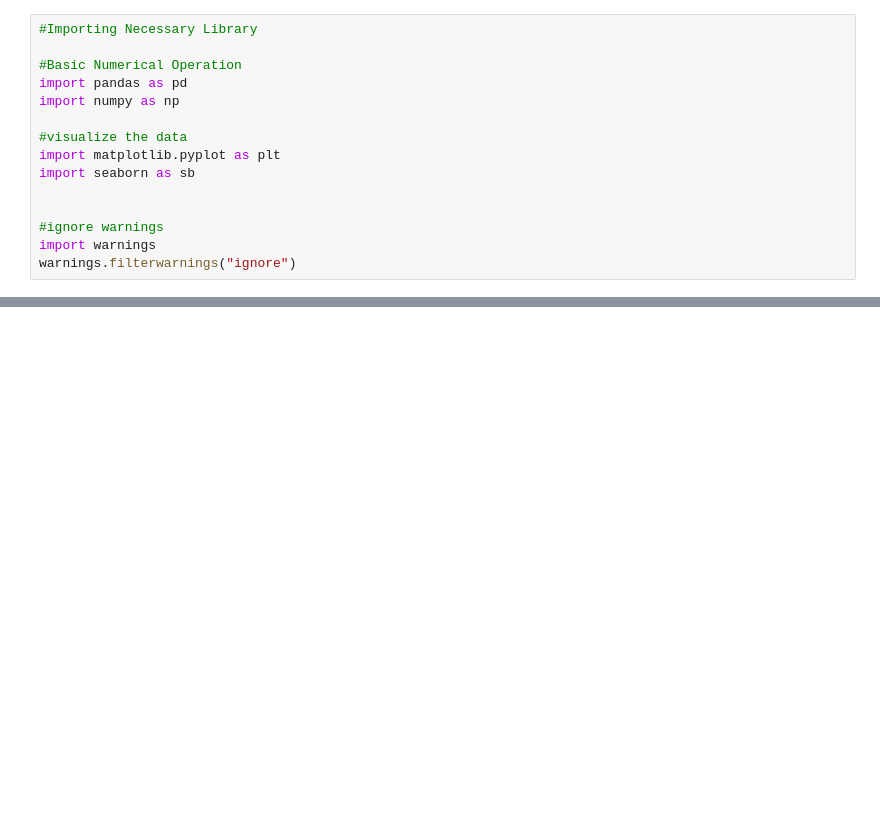
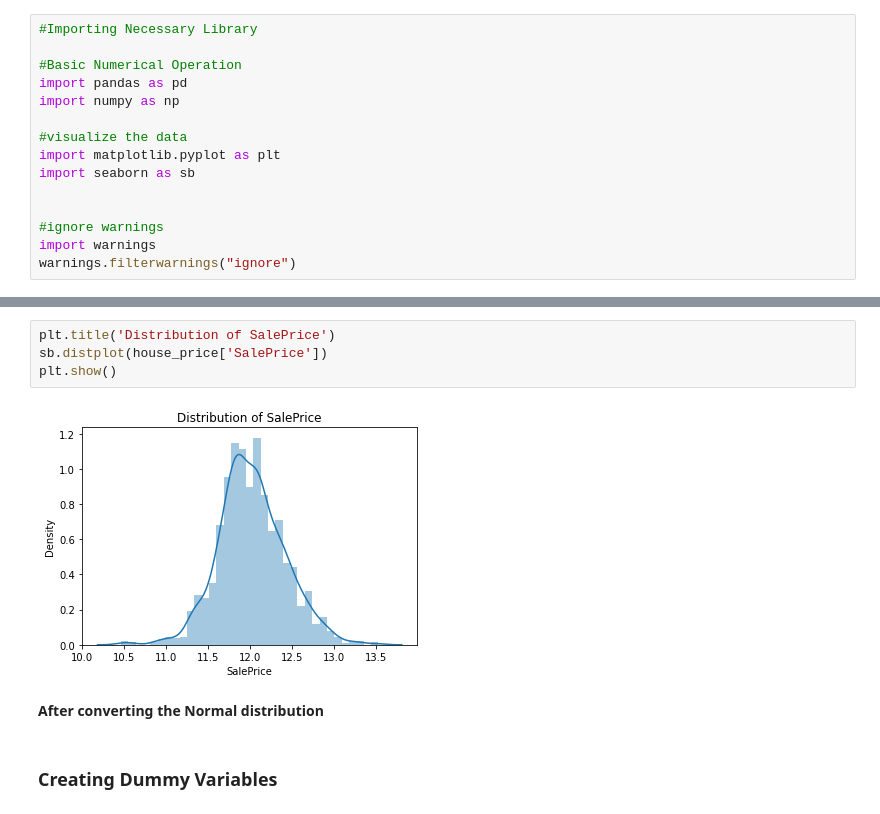
Before and after one commit to HussainPythonista/Australian_Housing_Prediction, a Jupyter notebook: Housing_DataSet_Data_Preparation_Model.ipynb, the cells around one changed output, grey strips where cells are left out. Cells and saved outputs as stored; diff of their text form; blank space fills up the shorter version.

```diff
--- a/Housing_DataSet_Data_Preparation_Model.ipynb
+++ b/Housing_DataSet_Data_Preparation_Model.ipynb
@@ -59,0 +74,10 @@ house_price.head()
+# %%
+plt.title('Distribution of SalePrice')
+sb.distplot(house_price['SalePrice'])
+plt.show()
+# %% [output]
+[figure, added]
+# %% [markdown]
+**After converting the Normal distribution**
+# %% [markdown]
+### Creating Dummy Variables
```
Also changed, not shown: parts of 67 cells of this notebook.
